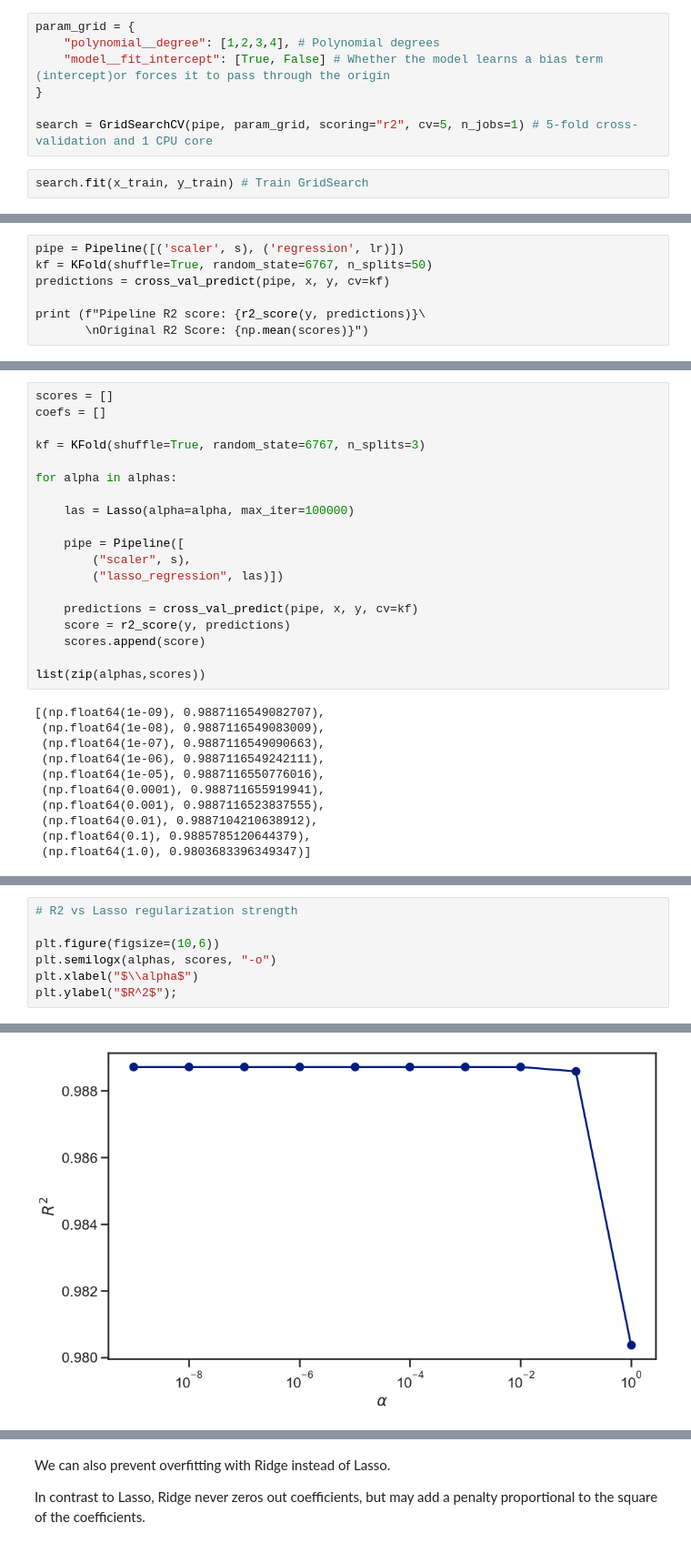
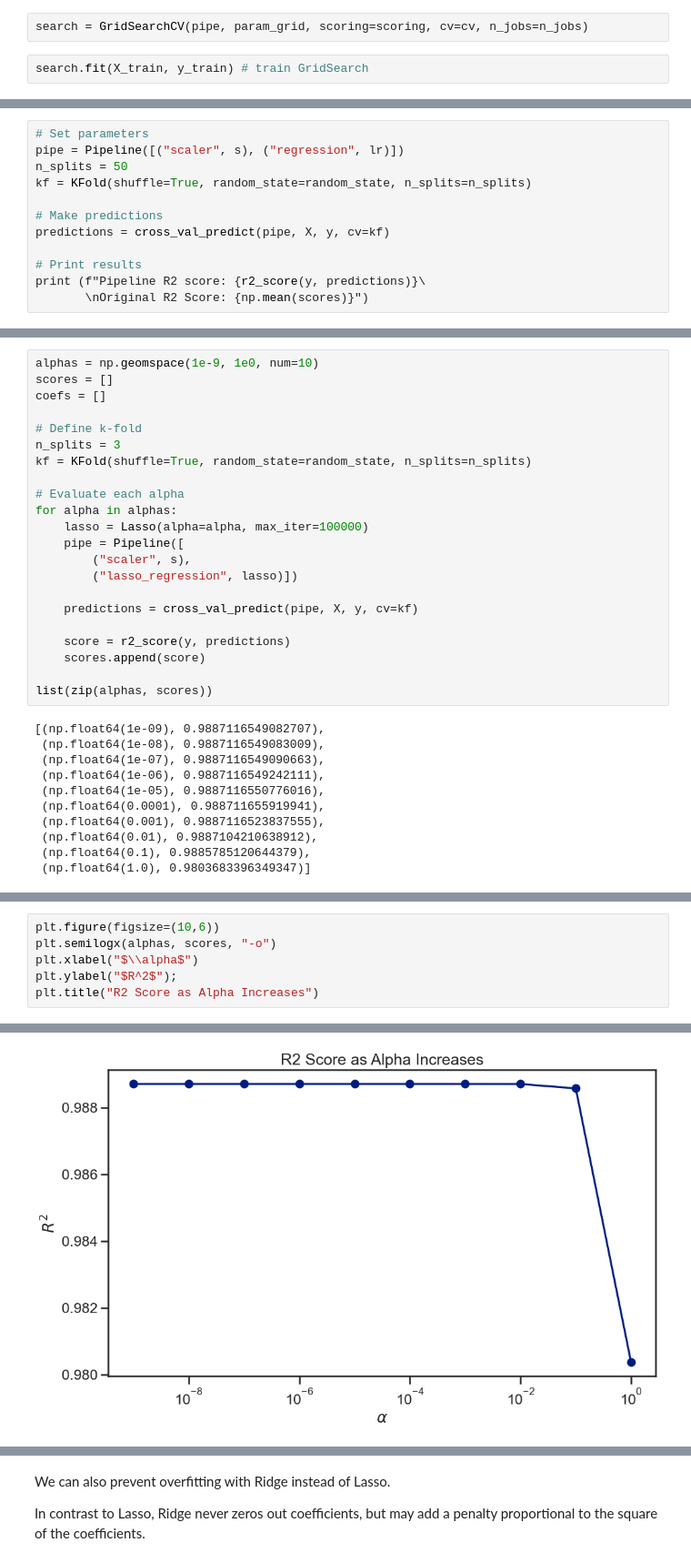
Before and after one commit to Jaden300/Student-Performance-Regression, a Jupyter notebook: Student Performance Regression.ipynb, the cells around one changed output, grey strips where cells are left out. Shown at 91% size. Saved outputs shown, nothing was run; the diff lists cells and outputs as text.

```diff
--- a/Student Performance Regression.ipynb
+++ b/Student Performance Regression.ipynb
@@ -476,14 +547,9 @@ pipe = Pipeline(steps=steps)
 # %% [markdown]
 Create a GridSearchCV object with the dictionary of parameter values to search for the best combination of hyperparameters.
 # %%
-param_grid = {
-    "polynomial__degree": [1,2,3,4], # Polynomial degrees
-    "model__fit_intercept": [True, False] # Whether the model learns a bias term (intercept)or forces it to pass through the origin
-}
-
-search = GridSearchCV(pipe, param_grid, scoring="r2", cv=5, n_jobs=1) # 5-fold cross-validation and 1 CPU core
+search = GridSearchCV(pipe, param_grid, scoring=scoring, cv=cv, n_jobs=n_jobs)
 # %%
-search.fit(x_train, y_train) # Train GridSearch
+search.fit(X_train, y_train) # train GridSearch
 # %% [output]
 GridSearchCV(cv=5,
              estimator=Pipeline(steps=[('polynomial',
@@ -652,8 +732,13 @@ We'll use cross_val_predict for this, which puts all predictions back into a sin
 # %%
-pipe = Pipeline([('scaler', s), ('regression', lr)])
-kf = KFold(shuffle=True, random_state=6767, n_splits=50)
-predictions = cross_val_predict(pipe, x, y, cv=kf)
+# Set parameters
+pipe = Pipeline([("scaler", s), ("regression", lr)])
+n_splits = 50
+kf = KFold(shuffle=True, random_state=random_state, n_splits=n_splits)
 
+# Make predictions
+predictions = cross_val_predict(pipe, X, y, cv=kf)
+
+# Print results
 print (f"Pipeline R2 score: {r2_score(y, predictions)}\
        \nOriginal R2 Score: {np.mean(scores)}")
 # %% [output]
@@ -674,22 +757,25 @@ array([1.e-09, 1.e-08, 1.e-07, 1.e-06, 1.e-05, 1.e-04, 1.e-03, 1.e-02,
 # %%
+alphas = np.geomspace(1e-9, 1e0, num=10)
 scores = []
 coefs = []
 
-kf = KFold(shuffle=True, random_state=6767, n_splits=3)
+# Define k-fold
+n_splits = 3
+kf = KFold(shuffle=True, random_state=random_state, n_splits=n_splits)
 
+# Evaluate each alpha
 for alpha in alphas:
-
-    las = Lasso(alpha=alpha, max_iter=100000)
-
+    lasso = Lasso(alpha=alpha, max_iter=100000)
     pipe = Pipeline([
         ("scaler", s),
-        ("lasso_regression", las)])
+        ("lasso_regression", lasso)])
 
-    predictions = cross_val_predict(pipe, x, y, cv=kf)
+    predictions = cross_val_predict(pipe, X, y, cv=kf)
+
     score = r2_score(y, predictions)
     scores.append(score)
 
-list(zip(alphas,scores))
+list(zip(alphas, scores))
 # %% [output]
 [(np.float64(1e-09), 0.9887116549082707),
  (np.float64(1e-08), 0.9887116549083009),
@@ -722,8 +802,7 @@ dict(zip(x.columns, Lasso(alpha=1.0).fit(x, y).coef_))
 # %%
-# R2 vs Lasso regularization strength
-
 plt.figure(figsize=(10,6))
 plt.semilogx(alphas, scores, "-o")
 plt.xlabel("$\\alpha$")
 plt.ylabel("$R^2$");
+plt.title("R2 Score as Alpha Increases")
 # %% [output]
@@ -730,2 +810,2 @@ plt.ylabel("$R^2$");
-[figure, old version]
+[figure, new version]
 # %% [markdown]
```
Also changed, not shown: parts of 95 cells of this notebook, 1 other file.
